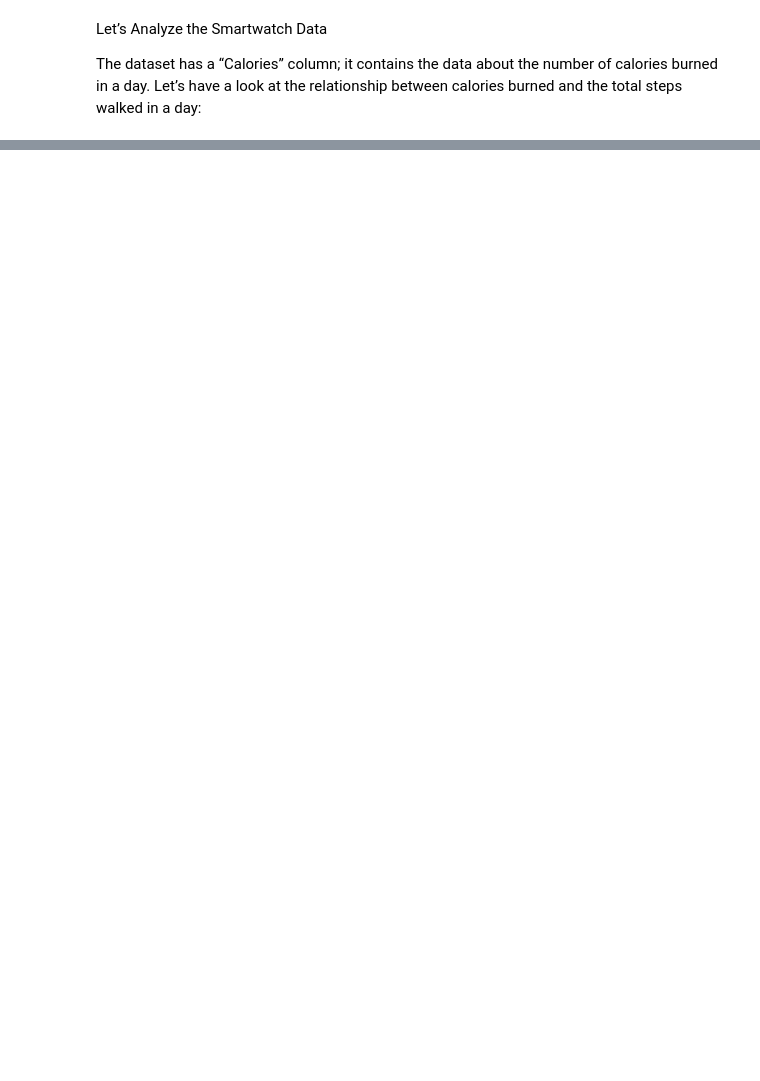
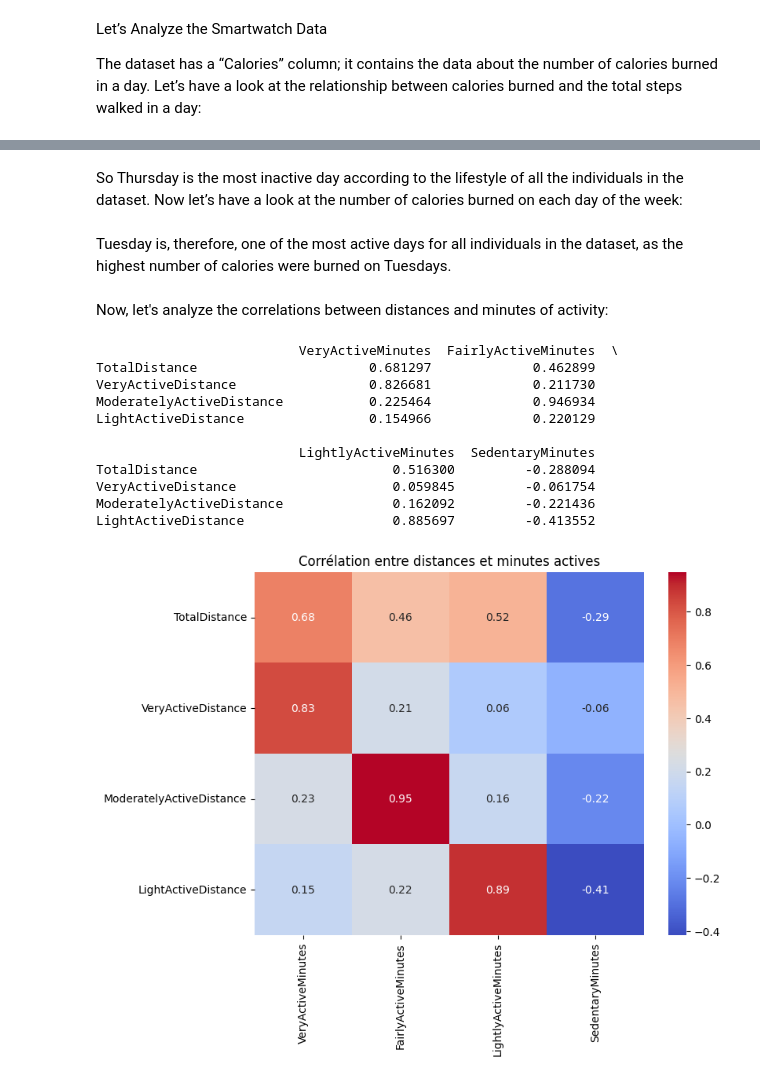
Before and after one commit to Plestan/Smartwatch-Data-Analysis, a Jupyter notebook: analysis.ipynb, the cells around one changed output, grey strips where cells are left out. Drawn from its saved outputs; the diff is of its cells as text; code cells hidden in the pictures; blank space fills up the shorter version.

```diff
--- a/analysis.ipynb
+++ b/analysis.ipynb
@@ -152,0 +138,3 @@ Note: you may need to restart the kernel to use updated packages.
+# %%
+data["Day"] = data["ActivityDate"].dt.day_name()
+data["Day"].head()
@@ -152,0 +188,2 @@ Note: you may need to restart the kernel to use updated packages.
+# %% [markdown]
+So Thursday is the most inactive day according to the lifestyle of all the individuals in the dataset. Now let’s have a look at the number of calories burned on each day of the week:
@@ -152,0 +200,36 @@ Note: you may need to restart the kernel to use updated packages.
+# %% [markdown]
+Tuesday is, therefore, one of the most active days for all individuals in the dataset, as the highest number of calories were burned on Tuesdays.
+# %% [markdown]
+Now, let's analyze the correlations between distances and minutes of activity:
+# %%
+import seaborn as sns
+
+# Liste des colonnes que tu veux analyser
+distance_cols = ['TotalDistance', 'VeryActiveDistance', 'ModeratelyActiveDistance', 'LightActiveDistance']
+minutes_cols = ['VeryActiveMinutes', 'FairlyActiveMinutes', 'LightlyActiveMinutes', 'SedentaryMinutes']
+
+# Sous-matrice corrélations : distances vs minutes
+correlation_matrix = data[distance_cols + minutes_cols].corr()
+
+# Affiche les corrélations distance <-> minutes seulement
+print(correlation_matrix.loc[distance_cols, minutes_cols])
+
+import matplotlib.pyplot as plt
+
+plt.figure(figsize=(8,6))
+sns.heatmap(correlation_matrix.loc[distance_cols, minutes_cols], annot=True, cmap='coolwarm', fmt=".2f")
+plt.title("Corrélation entre distances et minutes actives")
+plt.show()
+# %% [output]
+                          VeryActiveMinutes  FairlyActiveMinutes  \
+TotalDistance                      0.681297             0.462899
+VeryActiveDistance                 0.826681             0.211730
+ModeratelyActiveDistance           0.225464             0.946934
+LightActiveDistance                0.154966             0.220129
+
+                          LightlyActiveMinutes  SedentaryMinutes
+TotalDistance                         0.516300         -0.288094
+VeryActiveDistance                    0.059845         -0.061754
+ModeratelyActiveDistance              0.162092         -0.221436
+LightActiveDistance                   0.885697         -0.413552
+[figure, added]
```
Also changed, not shown: parts of 19 cells of this notebook.
